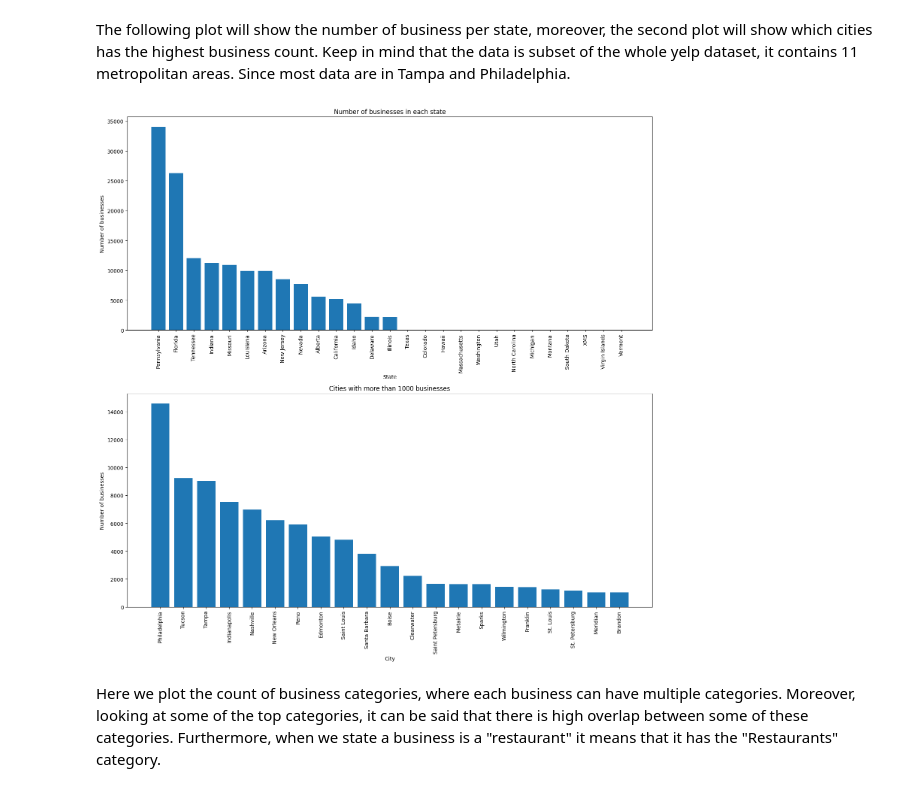
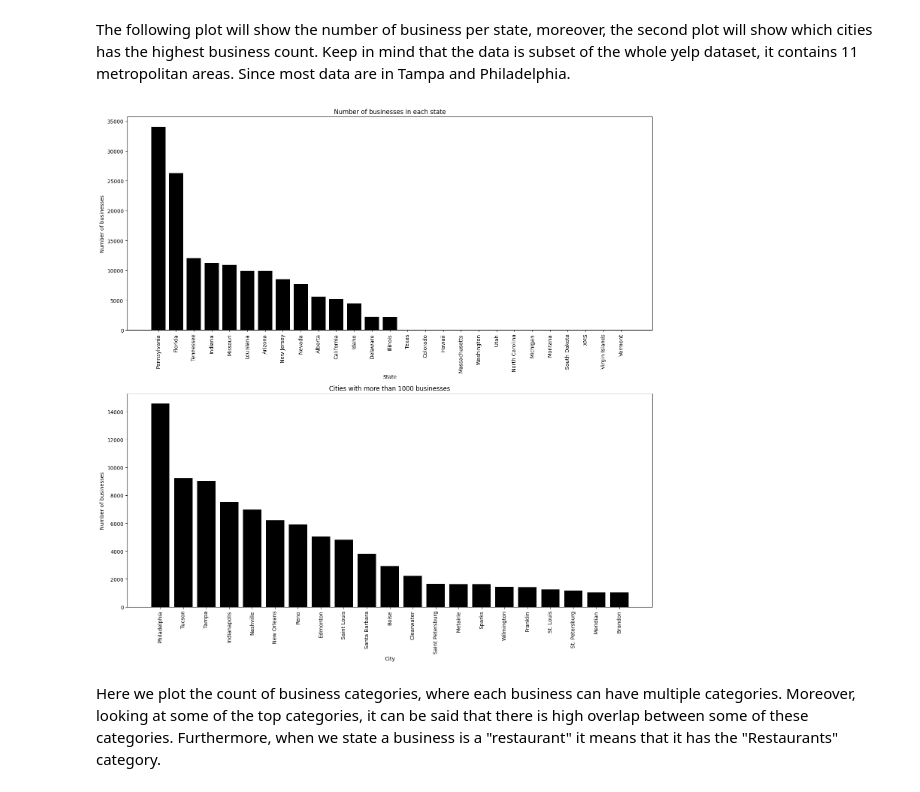
Before and after one commit to ZeeshawnH/ZeeshawnH.github.io, a Jupyter notebook: code/Explainer.ipynb, the cells around one changed output. Cells and saved outputs as stored; diff of their text form; code cells hidden in the pictures.

```diff
--- a/code/Explainer.ipynb
+++ b/code/Explainer.ipynb
@@ -45,7 +45,7 @@ The second block shows, how we filter the data through out the analysis.
 - Create two dataframes for attributes of open and closed restaurants
 # %%
 # Load ALL businesses
-BUSINESSES = pd.read_json("data/yelp_academic_dataset_business.json", lines=True, engine="pyarrow")
+BUSINESSES = pd.read_json("../data/yelp_academic_dataset_business.json", lines=True, engine="pyarrow")
 # Dealing with Category
 cat_freq =dict()
 def get_categories(categories):
@@ -89,9 +89,9 @@ for _, row in tqdm.tqdm(BUSINESSES.iterrows(), total=BUSINESSES.shape[0]):
 attribute_df = pd.DataFrame(rows, columns=["business_id"] + attribute_ls)
 
 # Loading All reviews
-reviews = pd.read_json("data/yelp_academic_dataset_review.json", lines=True,engine = "pyarrow")
+reviews = pd.read_json("../data/yelp_academic_dataset_review.json", lines=True,engine = "pyarrow")
 reviews['date'] = pd.to_datetime(reviews['date'])
-checkins = pd.read_json("data/yelp_academic_dataset_checkin.json", lines=True, engine="pyarrow")
+checkins = pd.read_json("../data/yelp_academic_dataset_checkin.json", lines=True, engine="pyarrow")
 # %%
 # FILTERING STUFF
 # Filter out businesses not in tampa and philadelphia
@@ -265,39 +265,37 @@ The following plot will show the number of business per state, moreover, the sec
 # %%
 state_name_map = {
     'AK': 'Alaska',        'AL': 'Alabama',       'AR': 'Arkansas',      'AS': 'American Samoa', 'AZ': 'Arizona',       'CA': 'California',
     'CO': 'Colorado',      'CT': 'Connecticut',   'DC': 'District of Columbia', 'DE': 'Delaware', 'FL': 'Florida',      'FM': 'Federated States of Micronesia',
     'GA': 'Georgia',       'GU': 'Guam',          'HI': 'Hawaii',        'IA': 'Iowa',           'ID': 'Idaho',         'IL': 'Illinois',
     'IN': 'Indiana',       'KS': 'Kansas',        'KY': 'Kentucky',      'LA': 'Louisiana',      'MA': 'Massachusetts', 'MD': 'Maryland',
     'ME': 'Maine',         'MH': 'Marshall Islands', 'MI': 'Michigan',   'MN': 'Minnesota',      'MO': 'Missouri',      'MP': 'Northern Mariana Islands',
     'MS': 'Mississippi',   'MT': 'Montana',       'NC': 'North Carolina', 'ND': 'North Dakota',  'NE': 'Nebraska',      'NH': 'New Hampshire',
     'NJ': 'New Jersey',    'NM': 'New Mexico',    'NV': 'Nevada',        'NY': 'New York',       'OH': 'Ohio',          'OK': 'Oklahoma',
     'OR': 'Oregon',        'PA': 'Pennsylvania',  'PR': 'Puerto Rico',   'PW': 'Palau',          'RI': 'Rhode Island',  'SC': 'South Carolina',
     'SD': 'South Dakota',  'TN': 'Tennessee',     'TX': 'Texas',         'UT': 'Utah',           'VA': 'Virginia',      'VI': 'Virgin Islands',
     'VT': 'Vermont',       'WA': 'Washington',    'WI': 'Wisconsin',     'WV': 'West Virginia',  'WY': 'Wyoming',
     "AB": 'Alberta'
 }
 freq_state = BUSINESSES['state'].value_counts()
 mapped_states = [state_name_map.get(state, state) for state in freq_state.index]
 
 fig,ax = plt.subplots(2, 1, figsize=(15, 15))
 # First subplot - States
-ax[0].bar(mapped_states, freq_state.values)
+ax[0].bar(mapped_states, freq_state.values,color='Black')
 ax[0].set_title("Number of businesses in each state")
 ax[0].set_xlabel("State")
 ax[0].set_ylabel("Number of businesses")
 plt.setp(ax[0].get_xticklabels(), rotation=90)  # Rotate xticks
 
-# Second subplot - Cities
-ax[1].bar(freq_city.index[freq_city > 1000], freq_city.values[freq_city > 1000])
+ax[1].bar(freq_city.index[freq_city > 1000], freq_city.values[freq_city > 1000],color='Black')
 ax[1].set_title("Cities with more than 1000 businesses")
 ax[1].set_xlabel("City")
 ax[1].set_ylabel("Number of businesses")
 plt.setp(ax[1].get_xticklabels(), rotation=90)  # Rotate xticks
-
-# Adjust layout to prevent overlap
+plt.grid(False)
 plt.tight_layout()
 # %% [output]
-[figure, old version]
+[figure, new version]
 # %% [markdown]
 Here we plot the count of business categories, where each business can have multiple categories. Moreover, looking at some of the top categories, it can be said that there is high overlap between some of these categories. Furthermore, when we state a business is a "restaurant" it means that it has the "Restaurants" category.
 # %%
```
Also changed, not shown: parts of 8 cells of this notebook, 6 other files.
